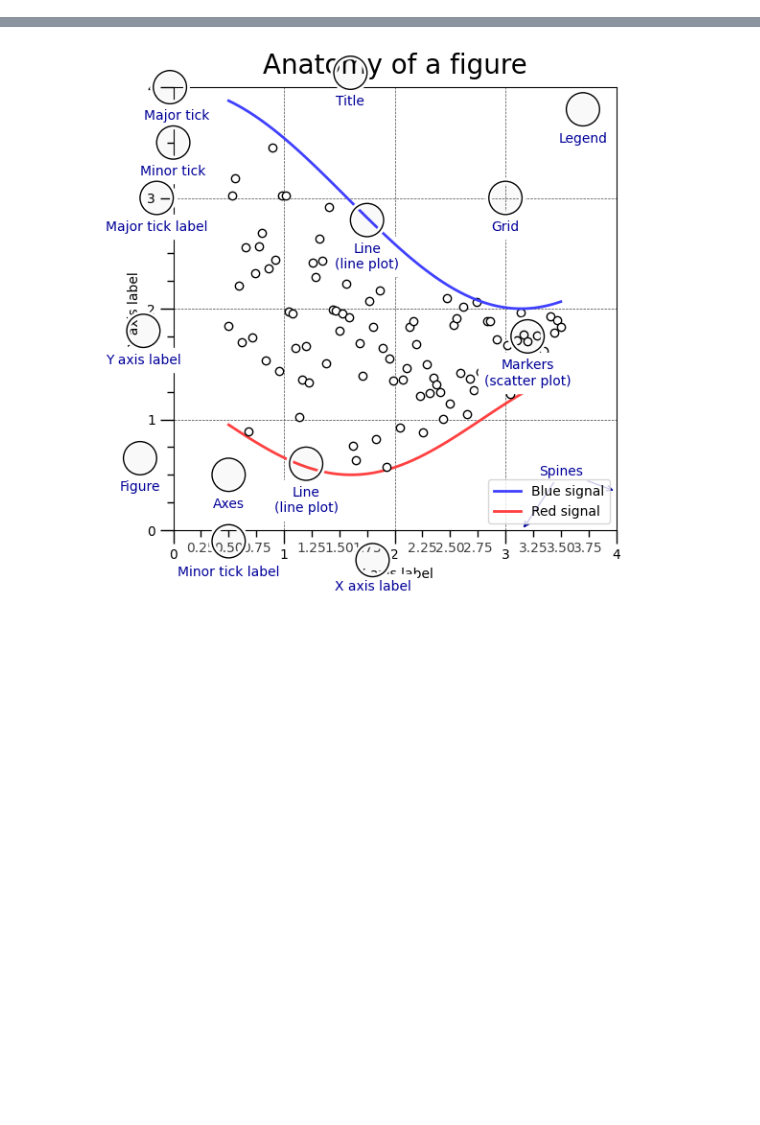
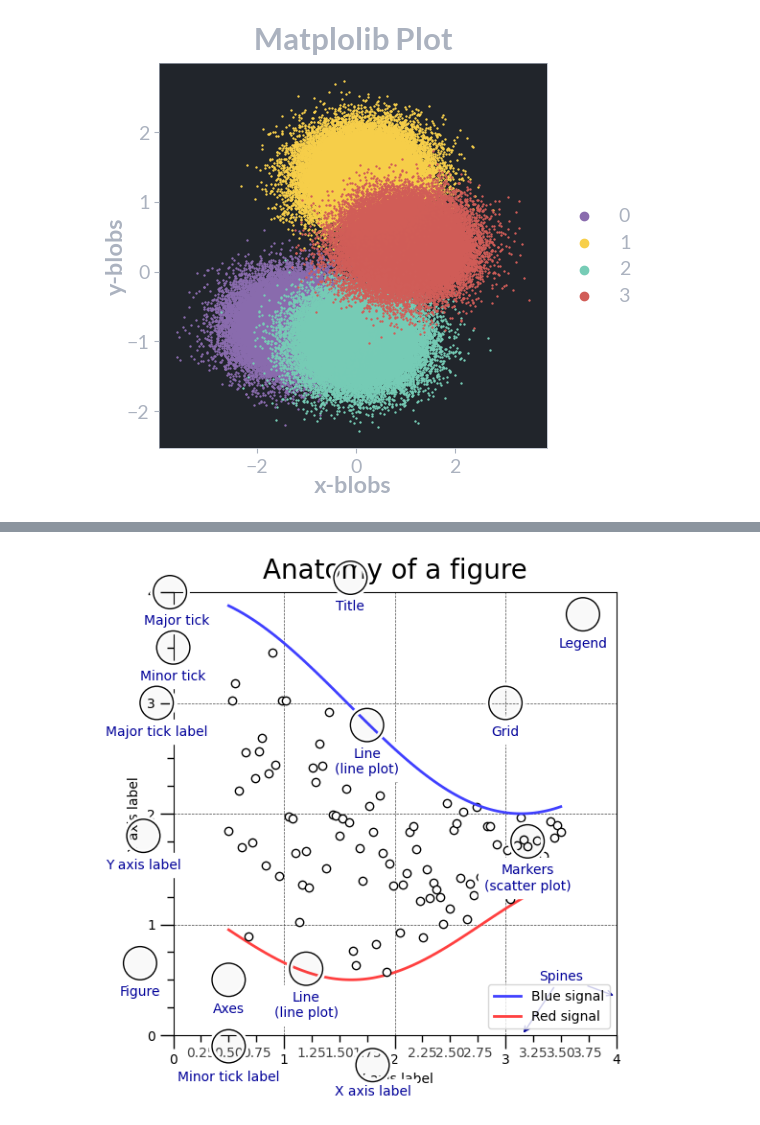
Before and after one commit to floRaths/scientific-visualization-book, a Jupyter notebook: sci-vis.ipynb, the cells around one changed output, grey strips where cells are left out. Drawn from its saved outputs; the diff is of its cells as text; code cells hidden in the pictures; blank space fills up the shorter version.

```diff
--- a/sci-vis.ipynb
+++ b/sci-vis.ipynb
@@ -19,0 +62,76 @@ plt.rcParams.update(sy)
+# %%
+linecolor = '#ABB2BF'
+text_col = '#ABB2BF'
+text_size = 14
+main_factor = 1.6
+label_factor = 1.2
+
+rcDict_2 = {
+    "font.family": "Lato",
+    "font.size": text_size,
+    "font.weight": "regular",
+    "axes.linewidth": 0.5,
+    "axes.titlesize": text_size * main_factor,
+    "axes.titlepad": 10,
+    "axes.titleweight": "bold",
+    "axes.titlecolor": text_col,
+    "axes.titlelocation": "center",
+    "axes.edgecolor": linecolor,
+    "xtick.color": linecolor,
+    "ytick.color": linecolor,
+    "xtick.labelcolor": text_col,
+    "ytick.labelcolor": text_col,
+
+    "axes.facecolor": "#21252B",  # '#21252B', # color of plotting area
+
+    "axes.labelsize": text_size * label_factor,
+    "axes.labelweight": "bold",
+    "xaxis.labellocation": "center",
+    "axes.labelpad": 0,
+    "axes.labelcolor": text_col,
+    "legend.labelcolor": text_col,
+    #'savefig.transparent': True,
+    #'figure.facecolor': (0,0,0,0)
+}
+
+plt.rcParams.update(rcDict_2)
+
+matplotlib_inline.backend_inline.set_matplotlib_formats('png', bbox_inches='tight', metadata={'needs_background': None})
+#from IPython.display import set_matplotlib_formats
+# Override 'bbox_inches' for inline figures
+#set_matplotlib_formats('png', bbox_inches=None, savefig_transparent= False)
+
+
+fig, ax = plt.subplots(figsize=[5,5], dpi=100)
+
+ax.set_title('Matplolib Plot')
+ax.set_ylabel('y-blobs')
+ax.set_xlabel('x-blobs')
+
+for category in color_dict:
+    mask = (labels_true == category)
+    ax.scatter(x[mask], y[mask], c=color_dict[category], s=0.5, alpha=1, antialiased=False)
+
+for label in unique_cats:
+    ax.scatter([], [], c=color_dict[label], label=label)
+    ax.legend(
+        frameon=False,
+        loc="center left",
+        bbox_to_anchor=(1, 0.5),
+        ncol=(1 if len(unique_cats) <= 14 else 2 if len(unique_cats) <= 30 else 3)
+    )
+
+fig.patch.set_alpha(0.0)
+#ax.patch.set_alpha(0.0)
+
+# Explicitly set the metadata to force transparency in Jupyter inline rendering
+#def force_transparency(fig):
+from IPython.display import display
+display(fig, metadata={'needs_background': None})
+
+plt.close(fig)
+#force_transparency(fig)
+
+#plt.show()
+# %% [output]
+[figure, added]
```
Also changed, not shown: parts of 9 cells of this notebook.
